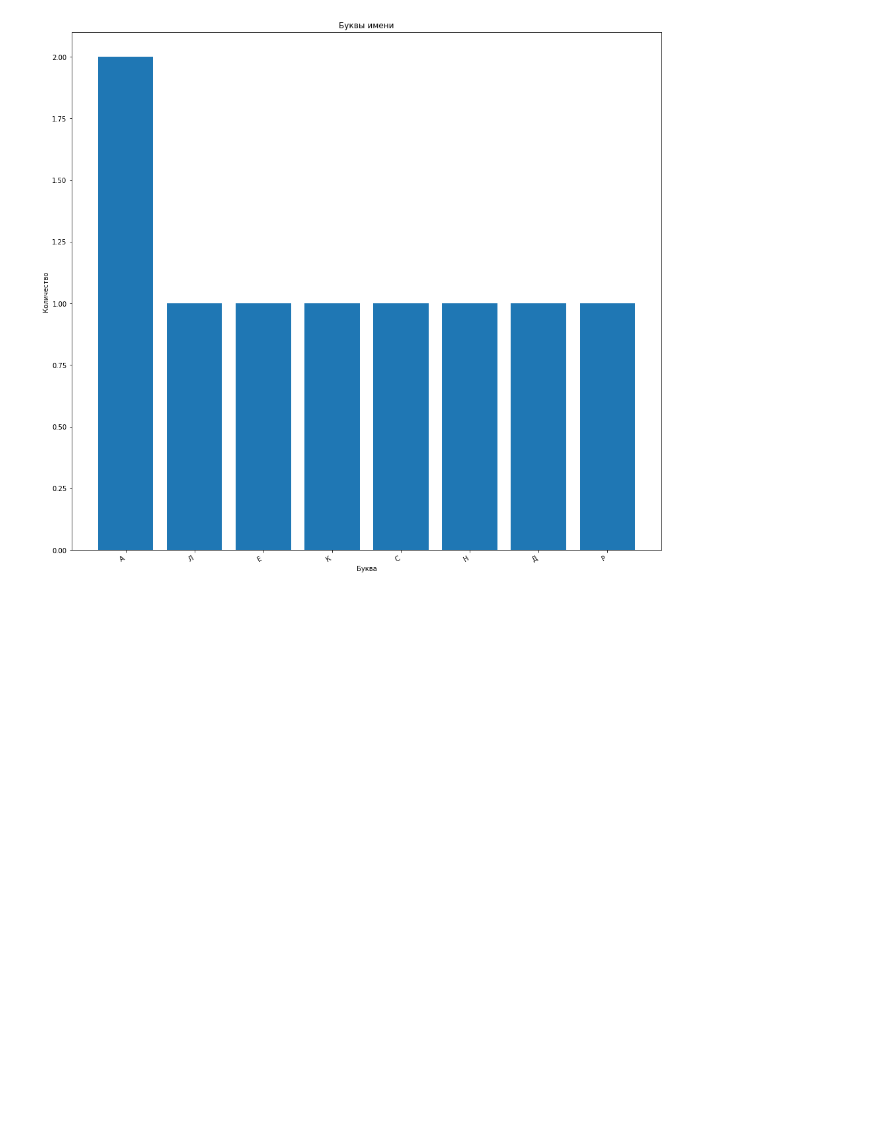
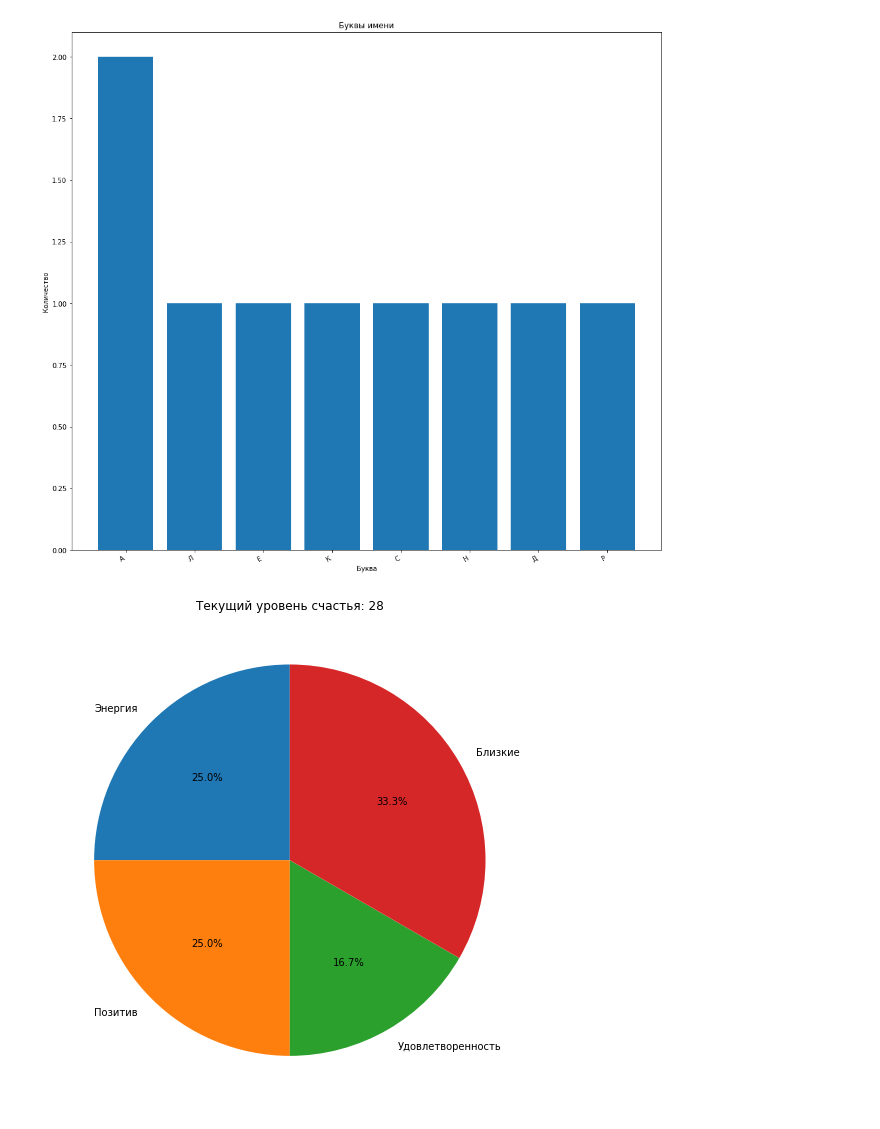
Before and after one commit to Gremler5442/colab-lab, a Jupyter notebook: Lab2colab.ipynb, the cells around one changed output. Cells and saved outputs as stored; diff of their text form; code cells hidden in the pictures; blank space fills up the shorter version.

```diff
--- a/Lab2colab.ipynb
+++ b/Lab2colab.ipynb
@@ -194,3 +194,30 @@ plt.ylabel('Количество')
 plt.gcf().autofmt_xdate()
 # %% [output]
 [figure]
+# %%
+import matplotlib.pyplot as plt
+import numpy as np
+energy = 3 #@param {type:"slider", min:0, max:10, step:1}
+positive = 3 #@param {type:"slider", min:0, max:10, step:1}
+pleasure = 2 #@param {type:"slider", min:0, max:10, step:1}
+folks = 4 #@param {type:"slider", min:0, max:10, step:1}
+
+p = energy + positive
+e = pleasure
+h = folks
+
+happines = p + (5*e) + (3*h)
+
+array = [energy, positive, pleasure, folks]
+array_labels = ["Энергия","Позитив","Удовлетворенность","Близкие"]
+
+plt.figure(figsize = (9, 9))
+plt.pie(array,
+        labels=array_labels,
+        autopct='%1.1f%%',
+        startangle=90)
+plt.title("Текущий уровень счастья: %d"% (happines))
+
+plt.show()
+# %% [output]
+[figure, added]
```
